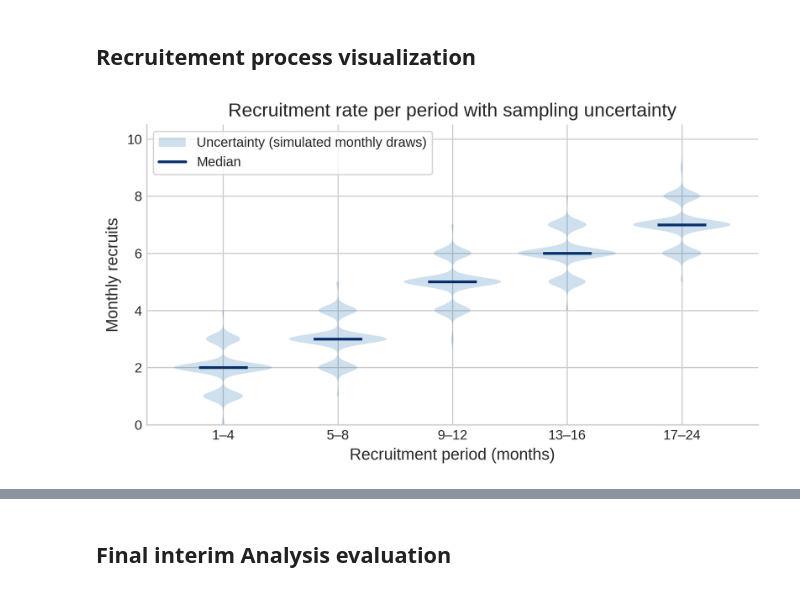
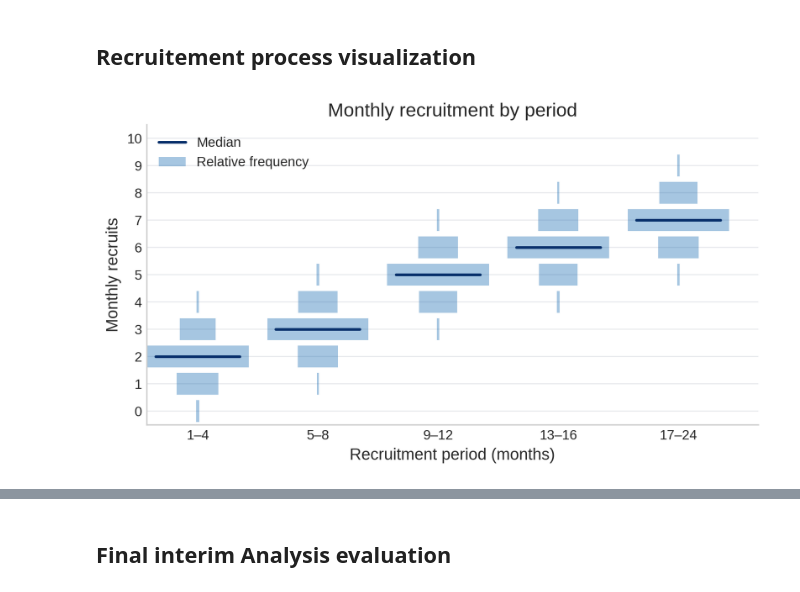
Before and after one commit to YoelPH/clinical_trial_simulation, a Jupyter notebook: clinical_trial_simulations.ipynb, the cells around one changed output, grey strips where cells are left out. Drawn from its saved outputs; the diff is of its cells as text; code cells hidden in the pictures.

Commit message:
change: updated plots

```diff
--- a/clinical_trial_simulations.ipynb
+++ b/clinical_trial_simulations.ipynb
@@ -158,66 +158,65 @@ recruitement_rate_list = np.array([2, 3, 5, 6, 7], dtype=float)
 # Here we attach each period to the same distributions you implicitly use in rate_sampler().
 # You can tune std/clip_max to match exactly what you want.
 period_params = [
     dict(mu=2, sigma=2/3, clip_max=4),   # months 1–4
     dict(mu=3, sigma=2/3, clip_max=7),   # months 5–8
     dict(mu=5, sigma=4/6, clip_max=8),   # months 9–12
     dict(mu=6, sigma=4/6, clip_max=8),   # months 13–16
     dict(mu=7, sigma=4/6, clip_max=10),  # months 17–24
 ]
 
 rng = np.random.default_rng(42)
 n_draws = 2000  # how many "possible months" to simulate per period
 
 samples_by_period = []
 for p in period_params:
     s = rng.normal(p["mu"], p["sigma"], size=n_draws)
     s = np.round(s)
     s = np.clip(s, 0, p["clip_max"])
     samples_by_period.append(s)
 
-# --- Plot ---
+# uncertainty (distribution of monthly draws)
+import numpy as np
+import matplotlib.pyplot as plt
+from matplotlib.ticker import MultipleLocator
+
 plt.style.use("seaborn-v0_8-whitegrid")
 fig, ax = plt.subplots(figsize=(7, 4))
 
-x = np.arange(len(period_labels))
+distributions = [np.unique(s, return_counts=True) for s in samples_by_period]
+peak = max(counts.max() / counts.sum() for _, counts in distributions)
 
-# Violin: uncertainty (distribution of monthly draws)
-vp = ax.violinplot(
-    samples_by_period,
-    positions=x,
-    widths=0.85,
-    showmeans=False,
-    showmedians=True,
-    showextrema=False,
- )
-for body in vp["bodies"]:
-    body.set_facecolor("#2171B5")
-    body.set_edgecolor("none")
-    body.set_alpha(0.22)
-vp["cmedians"].set_color("#08306B")
-vp["cmedians"].set_linewidth(2)
+for i, (values, counts) in enumerate(distributions):
+    widths = 0.85 * (counts / counts.sum()) / peak
 
-ax.set_xticks(x)
-ax.set_xticklabels(period_labels)
-ax.set_xlabel("Recruitment period (months)")
-ax.set_ylabel("Monthly recruits")
-ax.set_title("Recruitment rate per period with sampling uncertainty")
-ax.set_ylim(bottom=0)
+    ax.barh(
+        values, widths, left=i - widths / 2, height=0.8,
+        color="#2171B5", alpha=0.4,
+        label="Relative frequency" if i == 0 else None,
+    )
+    ax.plot(
+        [i - 0.35, i + 0.35], [np.median(samples_by_period[i])] * 2,
+        color="#08306B", lw=2, zorder=3,
+        label="Median" if i == 0 else None,
+    )
 
-# ---- Legend (manual handles, since violinplot doesn't attach labels) ----
-from matplotlib.patches import Patch
-from matplotlib.lines import Line2D
-
-legend_handles = [
-    Patch(facecolor="#2171B5", alpha=0.22, edgecolor="none", label="Uncertainty (simulated monthly draws)"),
-    Line2D([0], [0], color="#08306B", lw=2, label="Median"),
-]
-ax.legend(handles=legend_handles, frameon=True, loc="upper left")
+ax.set(
+    xticks=np.arange(len(period_labels)), xticklabels=period_labels,
+    xlabel="Recruitment period (months)", ylabel="Monthly recruits",
+    title="Monthly recruitment by period",
+    ylim=(-0.5, max(values.max() for values, _ in distributions) + 0.5),
+)
+ax.grid(False)
+ax.set_axisbelow(True)
+ax.grid(axis="y", color="#E5E7EB", linewidth=0.7)
+ax.yaxis.set_major_locator(MultipleLocator(1))
+ax.spines[["top", "right"]].set_visible(False)
+ax.legend(frameon=False, loc="upper left")
 
 fig.tight_layout()
 plt.show()
 # %% [output]
-[figure, old version]
+[figure, new version]
 # %%
 # Define the sampler to sample the number of recruited patients per month
 def rate_sampler(month):
```
Also changed, not shown: parts of 3 cells of this notebook.
